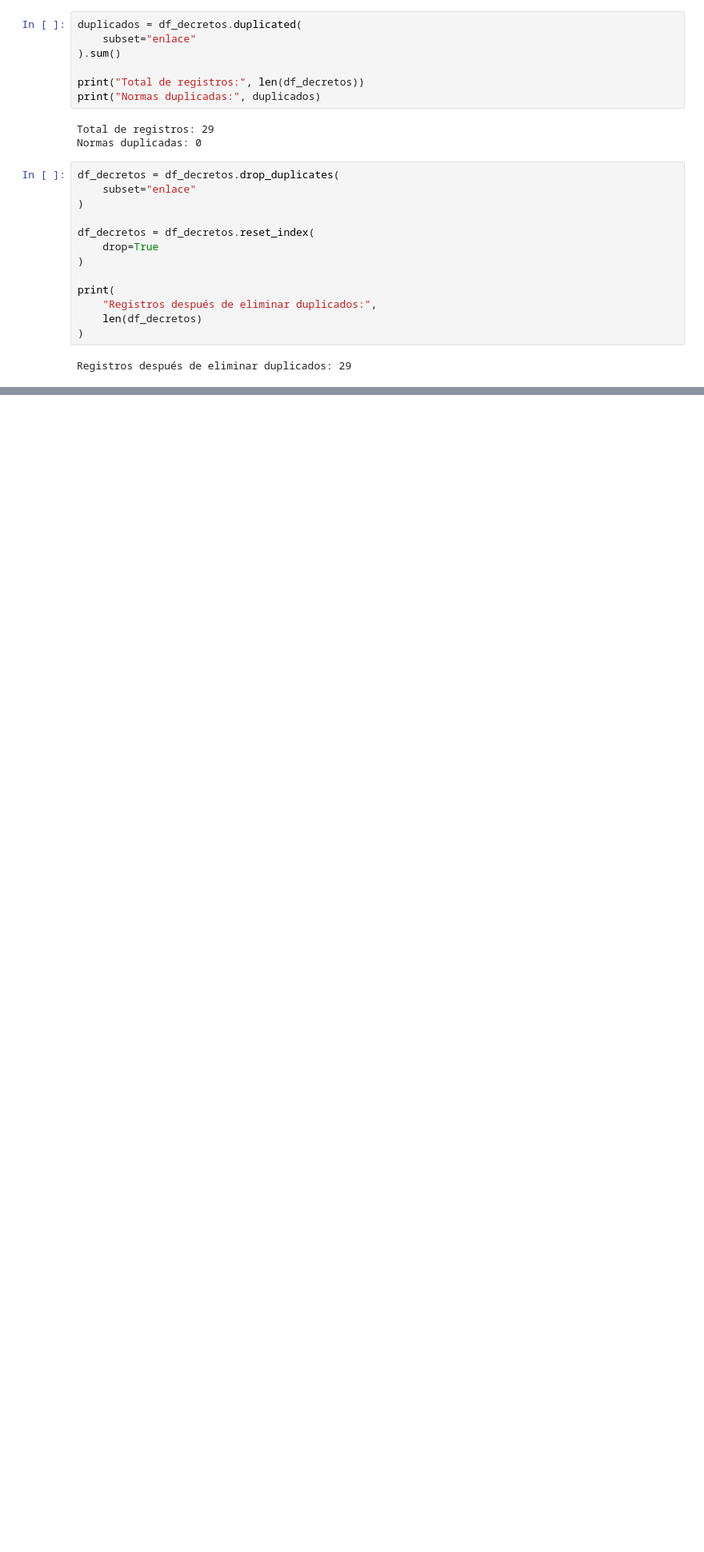
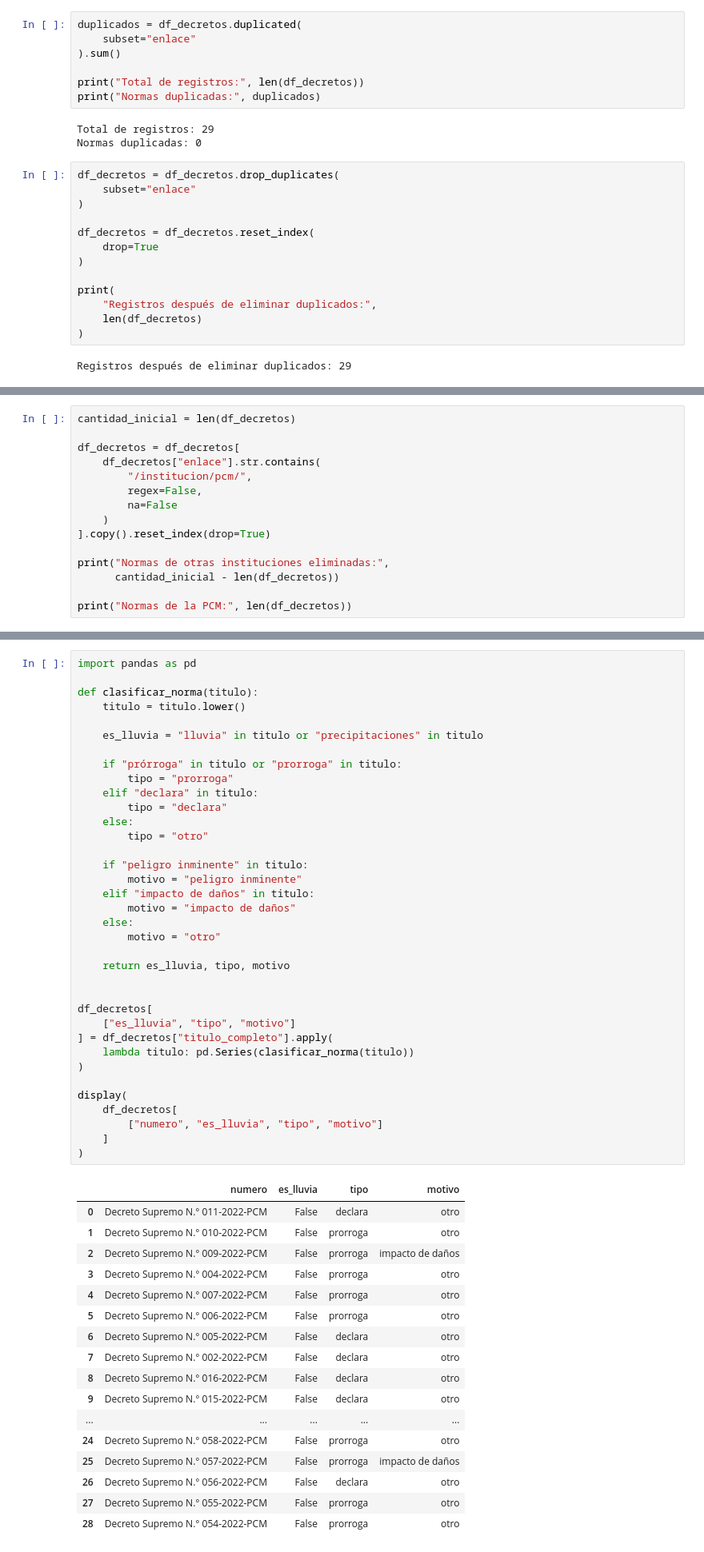
Before and after one commit to vguardiaf/qlabpucp-group5, a Jupyter notebook: assignment_2/scraping_emergencias.ipynb, the cells around one changed output, grey strips where cells are left out. Shown at 80% size. Cells and saved outputs as stored; diff of their text form; blank space fills up the shorter version.

```diff
--- a/assignment_2/scraping_emergencias.ipynb
+++ b/assignment_2/scraping_emergencias.ipynb
@@ -315,0 +340,15 @@ Registros después de eliminar duplicados: 29
+# %%
+cantidad_inicial = len(df_decretos)
+
+df_decretos = df_decretos[
+    df_decretos["enlace"].str.contains(
+        "/institucion/pcm/",
+        regex=False,
+        na=False
+    )
+].copy().reset_index(drop=True)
+
+print("Normas de otras instituciones eliminadas:",
+      cantidad_inicial - len(df_decretos))
+
+print("Normas de la PCM:", len(df_decretos))
@@ -315,0 +432,54 @@ Registros después de eliminar duplicados: 29
+# %%
+import pandas as pd
+
+def clasificar_norma(titulo):
+    titulo = titulo.lower()
+
+    es_lluvia = "lluvia" in titulo or "precipitaciones" in titulo
+
+    if "prórroga" in titulo or "prorroga" in titulo:
+        tipo = "prorroga"
+    elif "declara" in titulo:
+        tipo = "declara"
+    else:
+        tipo = "otro"
+
+    if "peligro inminente" in titulo:
+        motivo = "peligro inminente"
+    elif "impacto de daños" in titulo:
+        motivo = "impacto de daños"
+    else:
+        motivo = "otro"
+
+    return es_lluvia, tipo, motivo
+
+
+df_decretos[
+    ["es_lluvia", "tipo", "motivo"]
+] = df_decretos["titulo_completo"].apply(
+    lambda titulo: pd.Series(clasificar_norma(titulo))
+)
+
+display(
+    df_decretos[
+        ["numero", "es_lluvia", "tipo", "motivo"]
+    ]
+)
+# %% [output]
+|  | numero | es_lluvia | tipo | motivo |
+| 0 | Decreto Supremo N.° 011-2022-PCM | False | declara | otro |
+| 1 | Decreto Supremo N.° 010-2022-PCM | False | prorroga | otro |
+| 2 | Decreto Supremo N.° 009-2022-PCM | False | prorroga | impacto de daños |
+| 3 | Decreto Supremo N.° 004-2022-PCM | False | prorroga | otro |
+| 4 | Decreto Supremo N.° 007-2022-PCM | False | prorroga | otro |
+| 5 | Decreto Supremo N.° 006-2022-PCM | False | prorroga | otro |
+| 6 | Decreto Supremo N.° 005-2022-PCM | False | declara | otro |
+| 7 | Decreto Supremo N.° 002-2022-PCM | False | declara | otro |
+| 8 | Decreto Supremo N.° 016-2022-PCM | False | declara | otro |
+| 9 | Decreto Supremo N.° 015-2022-PCM | False | declara | otro |
+| ... | ... | ... | ... | ... |
+| 24 | Decreto Supremo N.° 058-2022-PCM | False | prorroga | otro |
+| 25 | Decreto Supremo N.° 057-2022-PCM | False | prorroga | impacto de daños |
+| 26 | Decreto Supremo N.° 056-2022-PCM | False | declara | otro |
+| 27 | Decreto Supremo N.° 055-2022-PCM | False | prorroga | otro |
+| 28 | Decreto Supremo N.° 054-2022-PCM | False | prorroga | otro |
```
Also changed, not shown: parts of 17 cells of this notebook, 2 other files.
